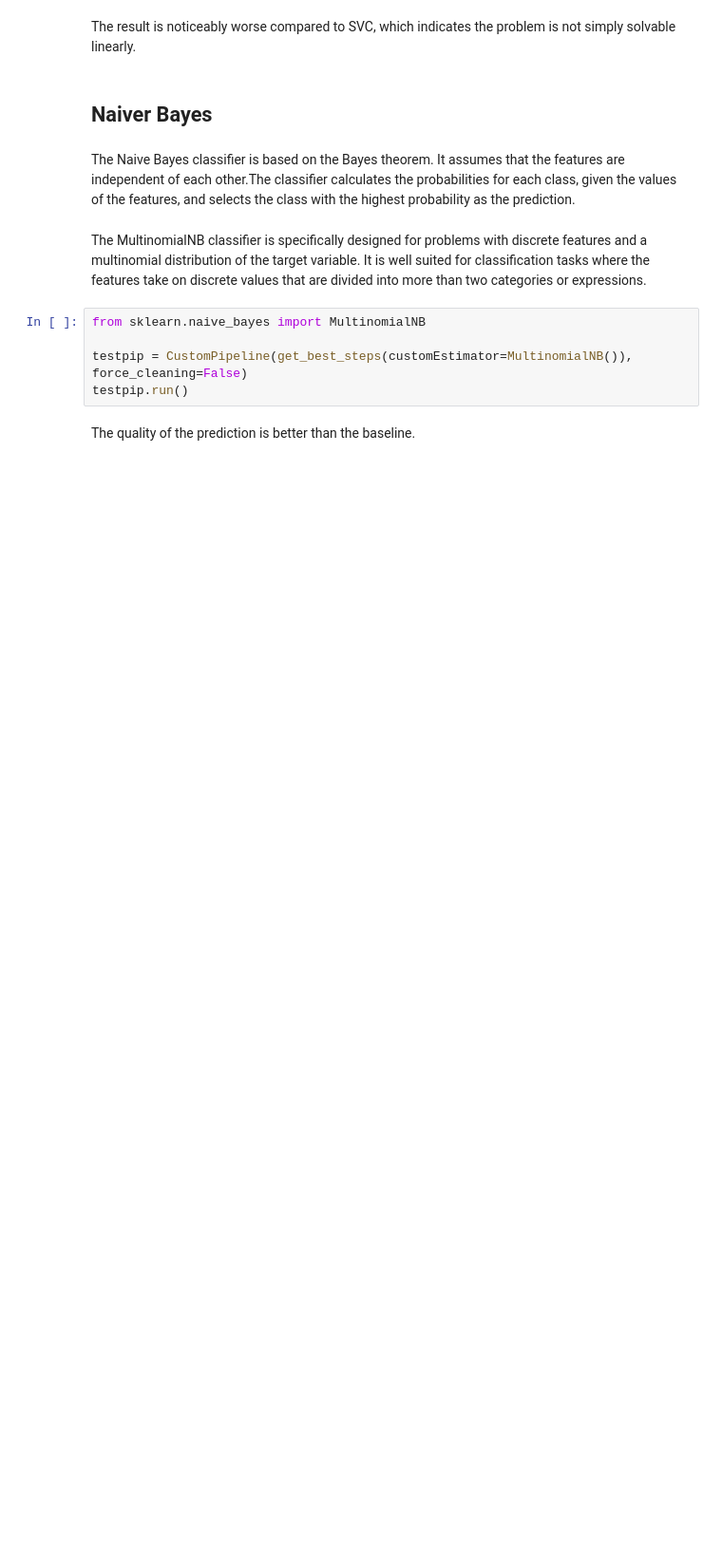
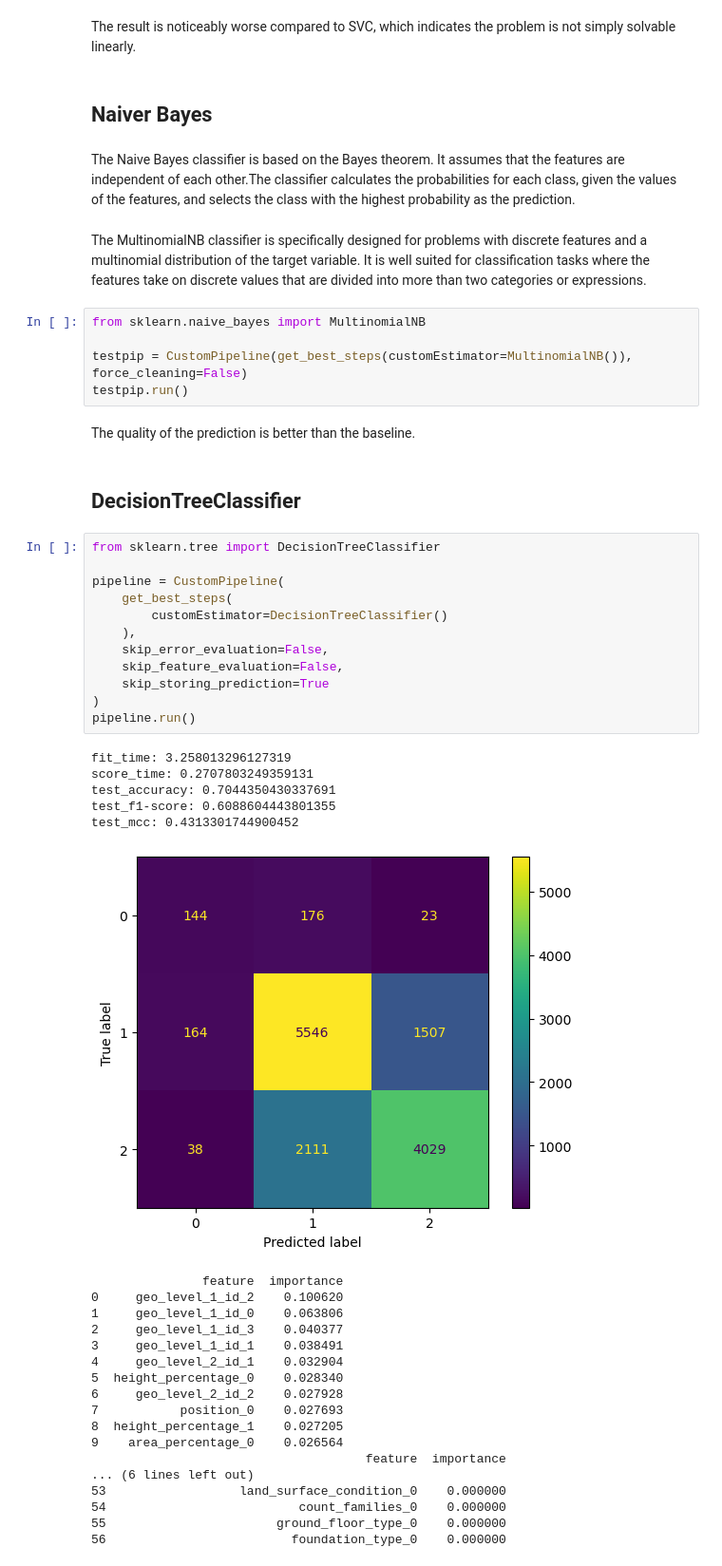
Before and after one commit to Sidies/-2015_Gorkha_earthquake_damage_prediction, a Jupyter notebook: notebooks/tyrell-prediction-models.ipynb, the cells around one changed output. Shown at 95% size. Cells and saved outputs as stored; diff of their text form; blank space fills up the shorter version.

```diff
--- a/notebooks/tyrell-prediction-models.ipynb
+++ b/notebooks/tyrell-prediction-models.ipynb
@@ -295,3 +295,41 @@ testpip = CustomPipeline(get_best_steps(customEstimator=MultinomialNB()), force_
 testpip.run()
 # %% [markdown]
 The quality of the prediction is better than the baseline.
+# %% [markdown]
+## DecisionTreeClassifier
+# %%
+from sklearn.tree import DecisionTreeClassifier
+
+pipeline = CustomPipeline(
+    get_best_steps(
+        customEstimator=DecisionTreeClassifier()
+    ),
+    skip_error_evaluation=False,
+    skip_feature_evaluation=False,
+    skip_storing_prediction=True
+)
+pipeline.run()
+# %% [output]
+fit_time: 3.258013296127319
+score_time: 0.2707803249359131
+test_accuracy: 0.7044350430337691
+test_f1-score: 0.6088604443801355
+test_mcc: 0.4313301744900452
+[figure, added]
+               feature  importance
+0     geo_level_1_id_2    0.100620
+1     geo_level_1_id_0    0.063806
+2     geo_level_1_id_3    0.040377
+3     geo_level_1_id_1    0.038491
+4     geo_level_2_id_1    0.032904
+5  height_percentage_0    0.028340
+6     geo_level_2_id_2    0.027928
+7           position_0    0.027693
+8  height_percentage_1    0.027205
+9    area_percentage_0    0.026564
+                                     feature  importance
+... (6 lines left out)
+53                  land_surface_condition_0    0.000000
+54                          count_families_0    0.000000
+55                       ground_floor_type_0    0.000000
+56                         foundation_type_0    0.000000
```
Also changed, not shown: parts of 7 cells of this notebook, 4 other files.
